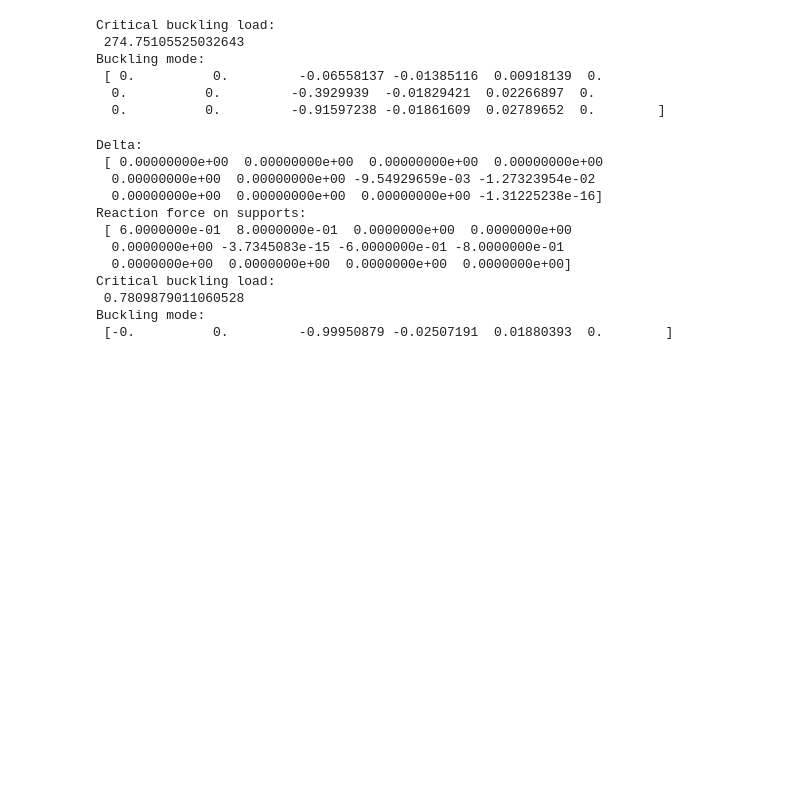
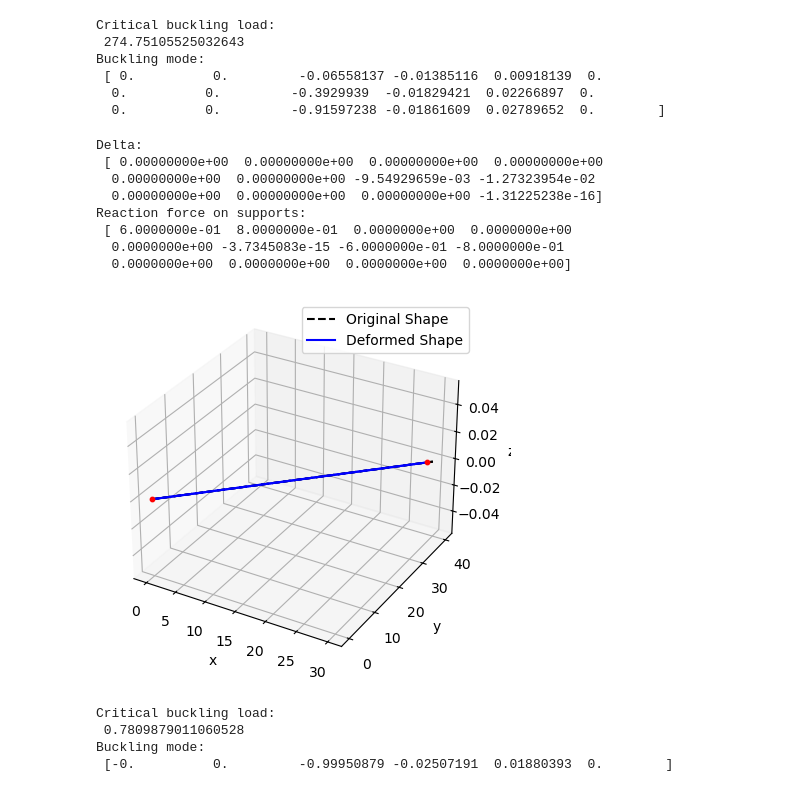
Before and after one commit to erfanhamdi/mastanJ, a Jupyter notebook: tutorials.ipynb, the cells around one changed output. Cells and saved outputs as stored; diff of their text form; code cells hidden in the pictures; blank space fills up the shorter version.

```diff
--- a/tutorials.ipynb
+++ b/tutorials.ipynb
@@ -284,38 +283,39 @@ I_z = np.pi*r**4 / 4
 I_rho = np.pi*r**4 / 2
 J = np.pi*r**4 / 2
 P_analytical = np.pi **2 * E * I_z / (2 * L) **2
 F6 = Frame()
 node0 = Node(coords = np.array([0, 0, 0]), u_x = 0, u_y = 0, u_z = 0, theta_x = 0, theta_y = 0, theta_z = 0)
 node1 = Node(coords = np.array([30, 40, 0]), F_x = -3/5, F_y = -4/5, F_z = 0, M_x = 0, M_y = 0,  M_z = 0)
 element0 = Element(node_list=[node0, node1], A = A, E = E, Iz = I_z, Iy= I_y, J = J, nu = nu, I_rho = I_rho)
 F6.add_elements([element0])
 F6.assemble()
 delta, F_rxn = F6.solve()
 print(f"Delta:\n {delta}")
 print(f"Reaction force on supports:\n {F_rxn}")
 hermite_sf = HermiteShapeFunctions()
-# plot_deformed([element0], hermite_sf, delta, scale=10)
+plot_deformed([element0], hermite_sf, delta, scale=100)
 F6.assemble_geometric()
 eigvals, eigvecs = F6.eigenvalue_analysis()
 critical_load_idx = np.argsort(abs(eigvals.real))[0]
 print(f"Critical buckling load:\n {abs(eigvals.real)[critical_load_idx]}")
 print(f"Buckling mode:\n {eigvecs[:, critical_load_idx]}")
 # import matplotlib.pyplot as plt
 # plt.plot(eigvecs[:, critical_load_idx])
 # plt.show()
 # %% [output]
 Delta:
  [ 0.00000000e+00  0.00000000e+00  0.00000000e+00  0.00000000e+00
   0.00000000e+00  0.00000000e+00 -9.54929659e-03 -1.27323954e-02
   0.00000000e+00  0.00000000e+00  0.00000000e+00 -1.31225238e-16]
 Reaction force on supports:
  [ 6.0000000e-01  8.0000000e-01  0.0000000e+00  0.0000000e+00
   0.0000000e+00 -3.7345083e-15 -6.0000000e-01 -8.0000000e-01
   0.0000000e+00  0.0000000e+00  0.0000000e+00  0.0000000e+00]
-Critical buckling load:
- 0.7809879011060528
-Buckling mode:
- [-0.          0.         -0.99950879 -0.02507191  0.01880393  0.        ]
+[figure, added]
+Critical buckling load:
+ 0.7809879011060528
+Buckling mode:
+ [-0.          0.         -0.99950879 -0.02507191  0.01880393  0.        ]
 # %%
 E = 500
 nu = 0.3
```
Also changed, not shown: parts of 5 cells of this notebook, 11 other files.
